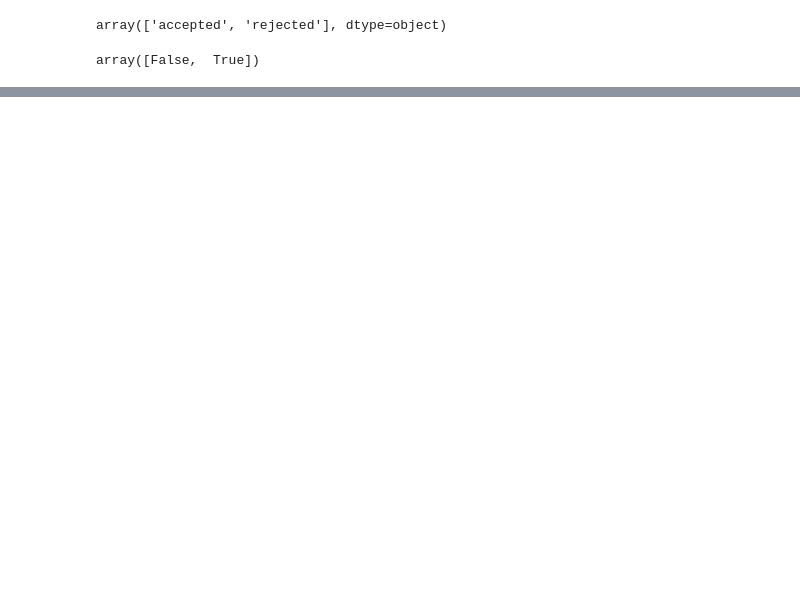
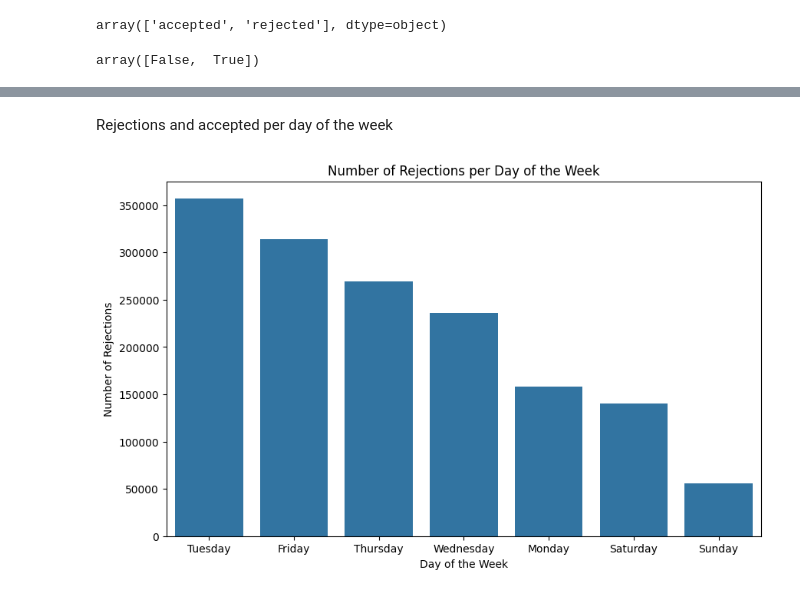
Before and after one commit to nyutu-grace/Logistic_optimization, a Jupyter notebook: notebooks/eda.ipynb, the cells around one changed output, grey strips where cells are left out. Saved outputs shown, nothing was run; the diff lists cells and outputs as text; code cells hidden in the pictures; blank space fills up the shorter version.

```diff
--- a/notebooks/eda.ipynb
+++ b/notebooks/eda.ipynb
@@ -9,8 +9,8 @@ import requests
 from geopy.distance import geodesic
 from geopy.geocoders import Nominatim
 # %%
-completed_df = pd.read_csv('../data/nb.csv')
-df = pd.read_csv('../data/driver_locations_during_request.csv')
+completed_df = pd.read_csv('../data/rawdata/nb.csv')
+df = pd.read_csv('../data/rawdata/driver_locations_during_request.csv')
 # %%
 completed_df.columns
 # %% [output]
@@ -109,6 +123,9 @@ completed_df.head()
 | 2 | 391998 | 6.631679399999999,3.3388976 | 6.508324099999999,3.3590397 | 2021-07-01 06:21:02 | 2021-07-01 07:02:23 | 2021-07-01 06:21:02 | 6.0 | False | ... |
 | 3 | 391999 | 6.572757200000001,3.3677082 | 6.584881099999999,3.3614073 | 2021-07-01 07:16:07 | 2021-07-01 07:29:42 | 2021-07-01 07:16:07 | 7.0 | False | ... |
 | 4 | 392001 | 6.6010417,3.2766339 | 6.4501069,3.3916154 | 2021-07-01 09:30:59 | 2021-07-01 09:34:36 | 2021-07-01 09:30:59 | 9.0 | False | ... |
+# %%
+# Day of the week feature
+merged_df['day_of_week'] = merged_df['datetime'].dt.strftime('%A')
 # %%
 merged_df.head()
 # %% [output]
@@ -118,3 +135,20 @@ merged_df.head()
 | 2 | 392001 | 6.6010417,3.2766339 | 6.4501069,3.3916154 | 2021-07-01 09:30:59 | 2021-07-01 09:34:36 | 2021-07-01 09:30:59 | 9.0 | False | ... |
 | 3 | 392001 | 6.6010417,3.2766339 | 6.4501069,3.3916154 | 2021-07-01 09:30:59 | 2021-07-01 09:34:36 | 2021-07-01 09:30:59 | 9.0 | False | ... |
 | 4 | 392001 | 6.6010417,3.2766339 | 6.4501069,3.3916154 | 2021-07-01 09:30:59 | 2021-07-01 09:34:36 | 2021-07-01 09:30:59 | 9.0 | False | ... |
+# %% [markdown]
+Rejections and accepted per day of the week
+# %%
+rejected_df = merged_df[merged_df['driver_action'] == 'rejected']
+# %%
+# Sort the filtered data by day_of_week
+sorted_rejected_df = rejected_df.sort_values(by='day_of_week')
+
+# Plotting the number of rejections per day of the week
+plt.figure(figsize=(10, 6))
+sns.countplot(x='day_of_week', data=sorted_rejected_df, order=sorted_rejected_df['day_of_week'].value_counts().index)
+plt.title('Number of Rejections per Day of the Week')
+plt.xlabel('Day of the Week')
+plt.ylabel('Number of Rejections')
+plt.show()
+# %% [output]
+[figure, added]
```
Also changed, not shown: parts of 18 cells of this notebook, 1 other file.
